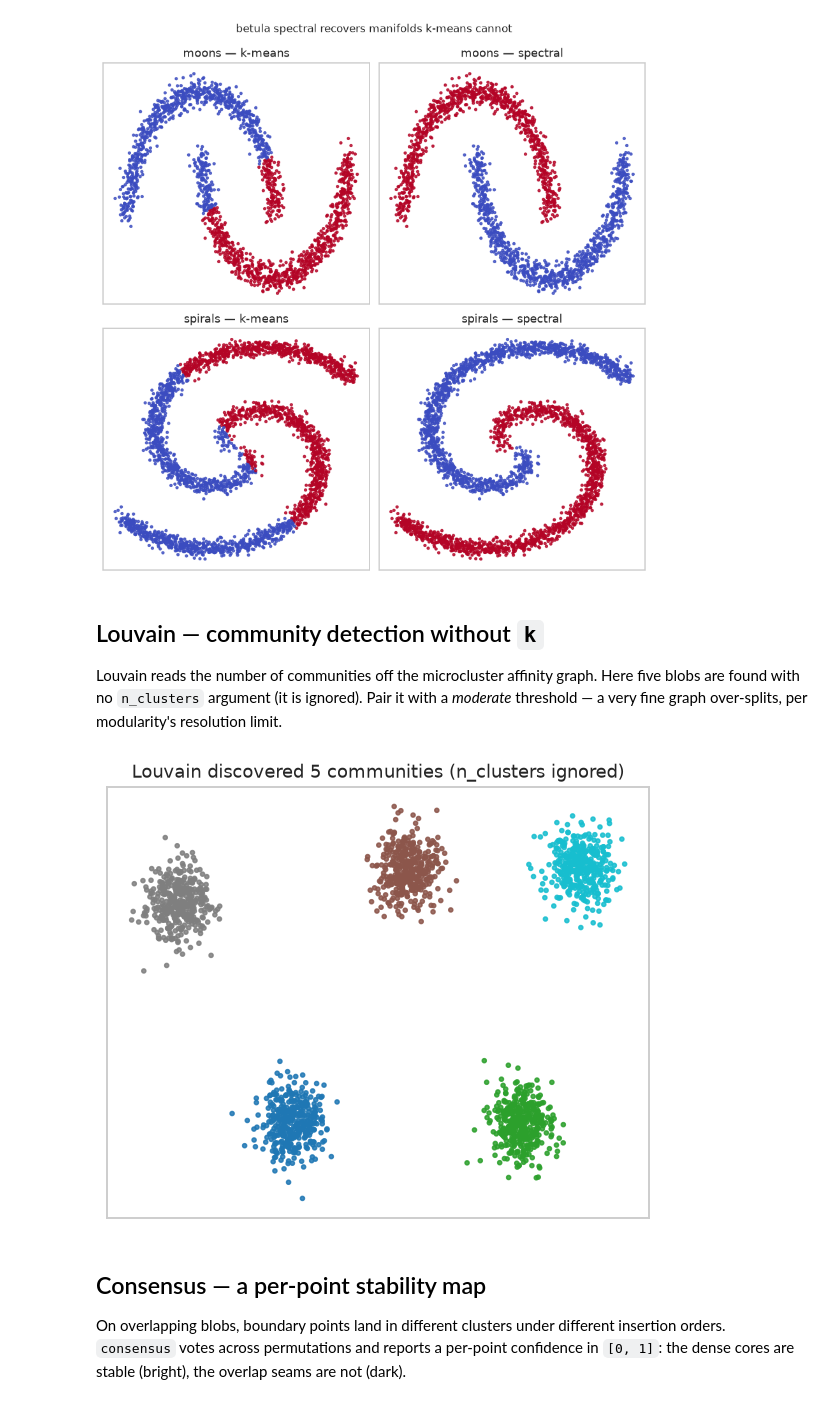
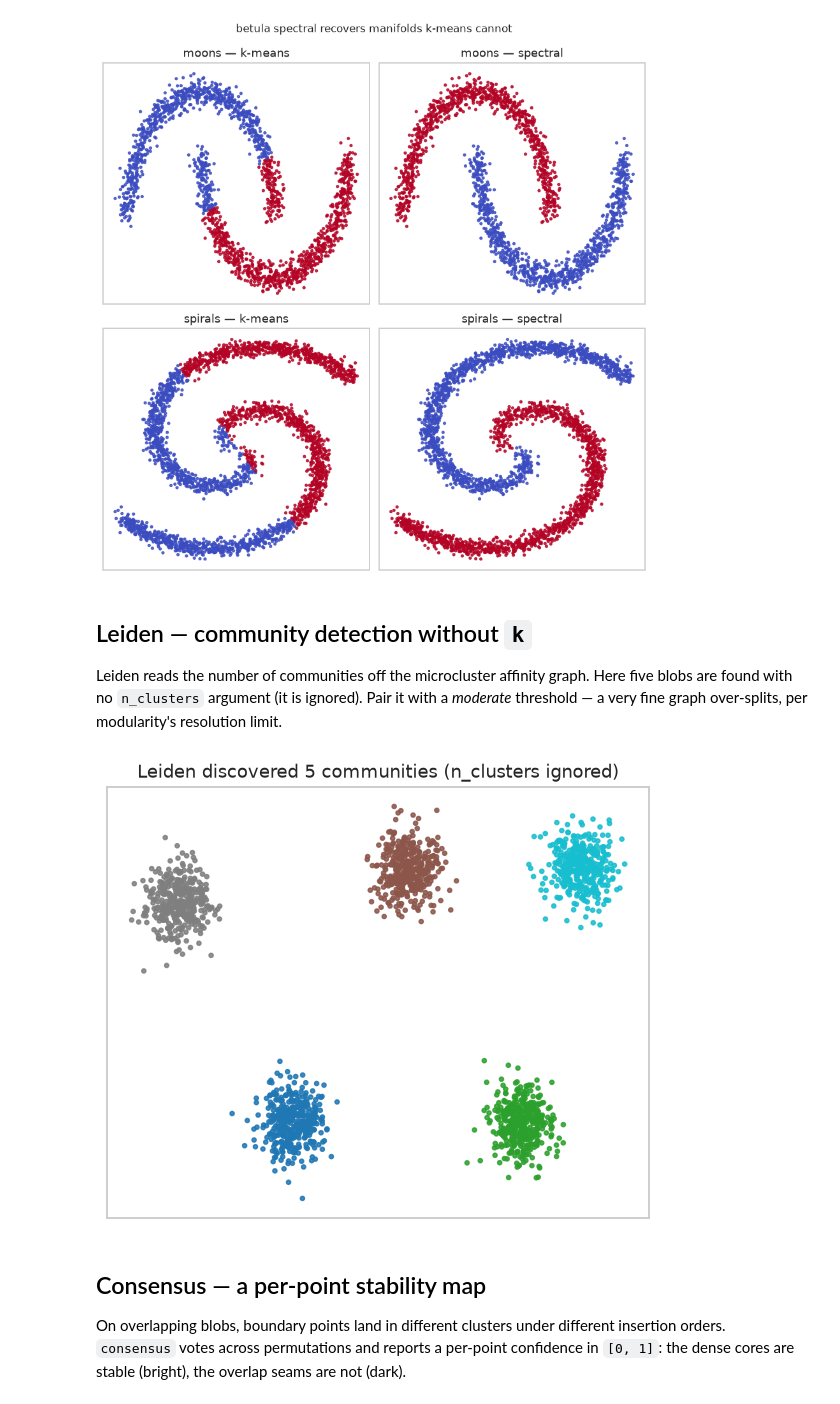
Before and after one commit to ilgrad/betula-cluster, a Jupyter notebook: examples/13_graph_clustering.ipynb, the cells around one changed output. Drawn from its saved outputs; the diff is of its cells as text; code cells hidden in the pictures.

```diff
--- a/examples/13_graph_clustering.ipynb
+++ b/examples/13_graph_clustering.ipynb
@@ -55,22 +56,22 @@ fig.tight_layout()
 # %% [output]
 [figure]
 # %% [markdown]
-## Louvain — community detection without `k`
+## Leiden — community detection without `k`
 
-Louvain reads the number of communities off the microcluster affinity graph. Here five blobs are
+Leiden reads the number of communities off the microcluster affinity graph. Here five blobs are
 found with no `n_clusters` argument (it is ignored). Pair it with a *moderate* threshold — a very
 fine graph over-splits, per modularity's resolution limit.
 # %%
 centers = [[0, 0], [8, 0], [4, 7], [-4, 6], [10, 7]]
 Xc = np.vstack([np.random.default_rng(i).normal(c, 0.55, (400, 2)) for i, c in enumerate(centers)])
-comm = betula_cluster.fit_predict(Xc, n_clusters=99, method="louvain", threshold=0.4, max_leaves=600)
+comm = betula_cluster.fit_predict(Xc, n_clusters=99, method="leiden", threshold=0.4, max_leaves=600)
 
 fig, ax = plt.subplots(figsize=(5.2, 4.4))
 ax.scatter(Xc[:, 0], Xc[:, 1], c=comm, cmap="tab10", s=7, alpha=0.85)
-ax.set(title=f"Louvain discovered {len(set(comm))} communities (n_clusters ignored)", xticks=[], yticks=[])
+ax.set(title=f"Leiden discovered {len(set(comm))} communities (n_clusters ignored)", xticks=[], yticks=[])
 fig.tight_layout()
 # %% [output]
-[figure, old version]
+[figure, new version]
 # %% [markdown]
 ## Consensus — a per-point stability map
 
```
Also changed, not shown: parts of 2 cells of this notebook, 13 other files.
